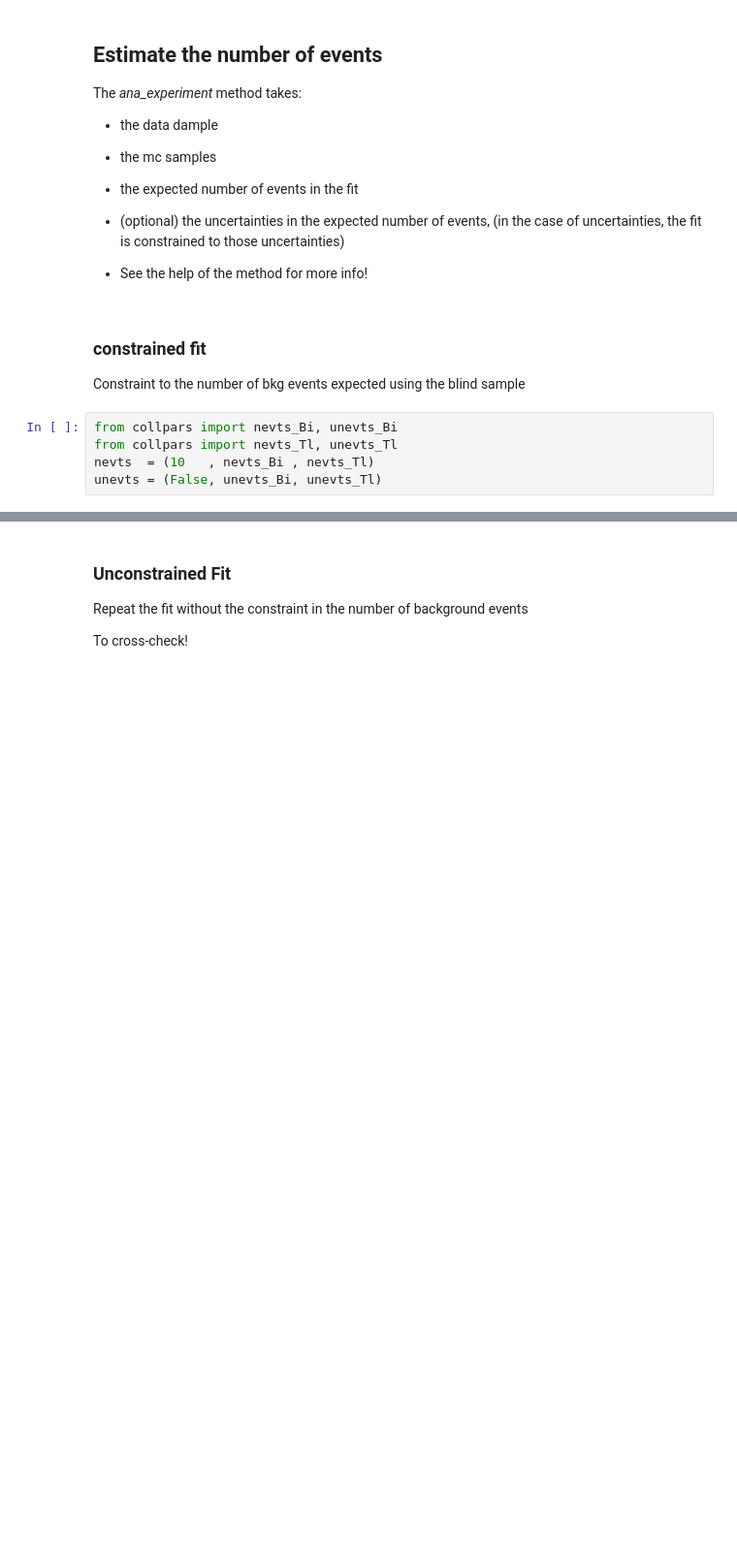
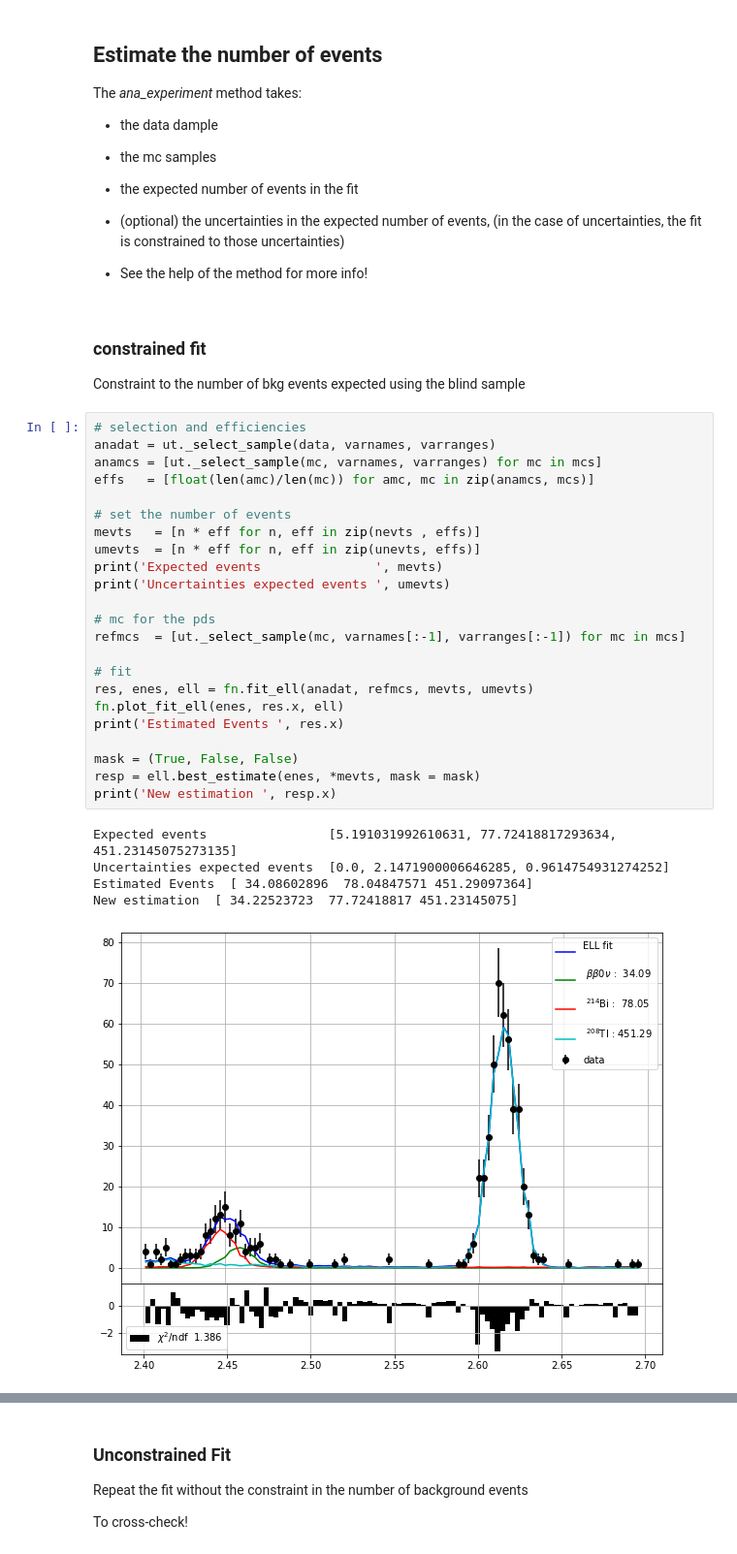
Before and after one commit to jahernando/USC-Fanal, a Jupyter notebook: NB/guide/fanal_data.ipynb, the cells around one changed output, grey strips where cells are left out. Shown: that part at 97% size. Cells and saved outputs as stored; diff of their text form; blank space fills up the shorter version.

```diff
--- a/NB/guide/fanal_data.ipynb
+++ b/NB/guide/fanal_data.ipynb
@@ -115,8 +134,32 @@ The *ana_experiment* method takes:
 ### constrained fit
 
 Constraint to the number of bkg events expected using the blind sample
-# %%
-from collpars import nevts_Bi, unevts_Bi
-from collpars import nevts_Tl, unevts_Tl
-nevts  = (10   , nevts_Bi , nevts_Tl)
-unevts = (False, unevts_Bi, unevts_Tl)
+# %%
+# selection and efficiencies
+anadat = ut._select_sample(data, varnames, varranges)
+anamcs = [ut._select_sample(mc, varnames, varranges) for mc in mcs]
+effs   = [float(len(amc)/len(mc)) for amc, mc in zip(anamcs, mcs)]
+
+# set the number of events
+mevts   = [n * eff for n, eff in zip(nevts , effs)]
+umevts  = [n * eff for n, eff in zip(unevts, effs)]
+print('Expected events               ', mevts)
+print('Uncertainties expected events ', umevts)
+
+# mc for the pds
+refmcs  = [ut._select_sample(mc, varnames[:-1], varranges[:-1]) for mc in mcs]
+
+# fit
+res, enes, ell = fn.fit_ell(anadat, refmcs, mevts, umevts)
+fn.plot_fit_ell(enes, res.x, ell)
+print('Estimated Events ', res.x)
+
+mask = (True, False, False)
+resp = ell.best_estimate(enes, *mevts, mask = mask)
+print('New estimation ', resp.x)
+# %% [output]
+Expected events                [5.191031992610631, 77.72418817293634, 451.23145075273135]
+Uncertainties expected events  [0.0, 2.1471900006646285, 0.9614754931274252]
+Estimated Events  [ 34.08602896  78.04847571 451.29097364]
+New estimation  [ 34.22523723  77.72418817 451.23145075]
+[figure, added]
```
Also changed, not shown: parts of 9 cells of this notebook, 8 other files.
